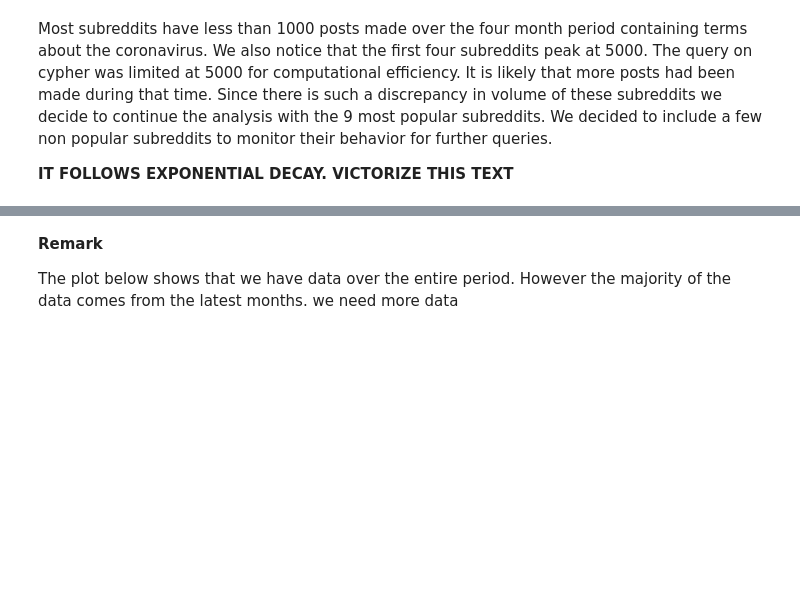
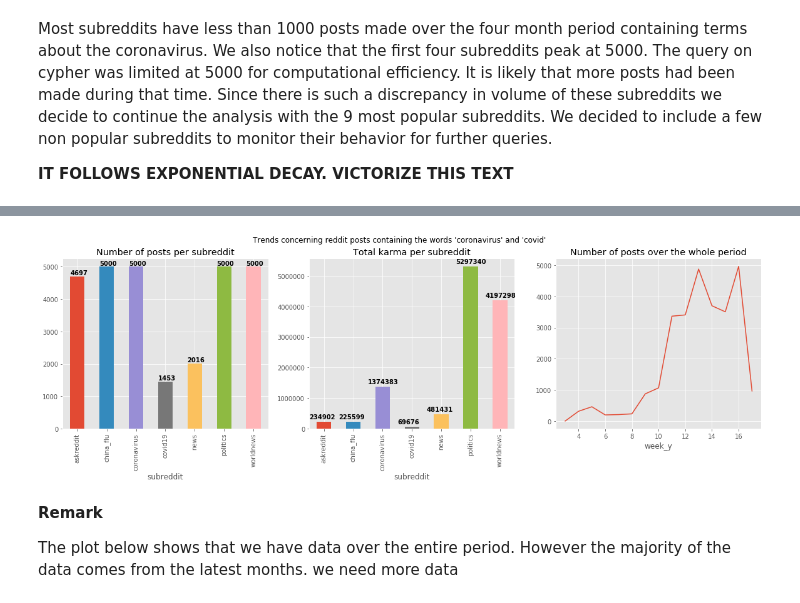
Before and after one commit to BrutishGuy/AAForB_Assignment4, a Jupyter notebook: src/exploratory_analysis/advancedanalytics.ipynb, the cells around one changed output, grey strips where cells are left out. Saved outputs shown, nothing was run; the diff lists cells and outputs as text; code cells hidden in the pictures; blank space fills up the shorter version.

```diff
--- a/src/exploratory_analysis/advancedanalytics.ipynb
+++ b/src/exploratory_analysis/advancedanalytics.ipynb
@@ -166,26 +172,32 @@ sns.distplot(a=df7.score, ax=ax8)
 # %%
 fig = plt.figure(figsize=(20,5))
 
 ax1 = fig.add_subplot(1,3,1)
 ax2= fig.add_subplot(1,3,2)
 ax3= fig.add_subplot(1,3,3)
 
 
 fig.suptitle("Trends concerning reddit posts containing the words 'coronavirus' and 'covid' " )
 ax1.set_title('Number of posts per subreddit')
 ax2.set_title('Total karma per subreddit')
 ax3.set_title('Number of posts over the whole period')
 
 
 df7.groupby(by='subreddit').count().score.plot(kind='bar',ax=ax1)
 df7.groupby(by='subreddit').sum().score.plot(kind='bar',ax=ax2)
 df7.groupby(by='week_y').count().score.plot(ax=ax3)
 
 
 y1 = df7.groupby(by='subreddit').count().score.values
 for i, v in enumerate(y1):
     ax1.text(x=i -0.25 ,y= v + 50 , s=str(v), color='black', fontweight='bold')
 
 y2 = df7.groupby(by='subreddit').sum().score.values
 for i, v in enumerate(y2):
     ax2.text(x=i -0.5 ,y= v + 100000 , s=str(v), color='black', fontweight='bold')
+
+
+plot_name = 'trends_posts_containing_coronavirus_and_covid'
+plt.savefig(fname=VIS_DIR + plot_name)
+# %% [output]
+[figure, added]
```
Also changed, not shown: parts of 11 cells of this notebook, 7 other files.
